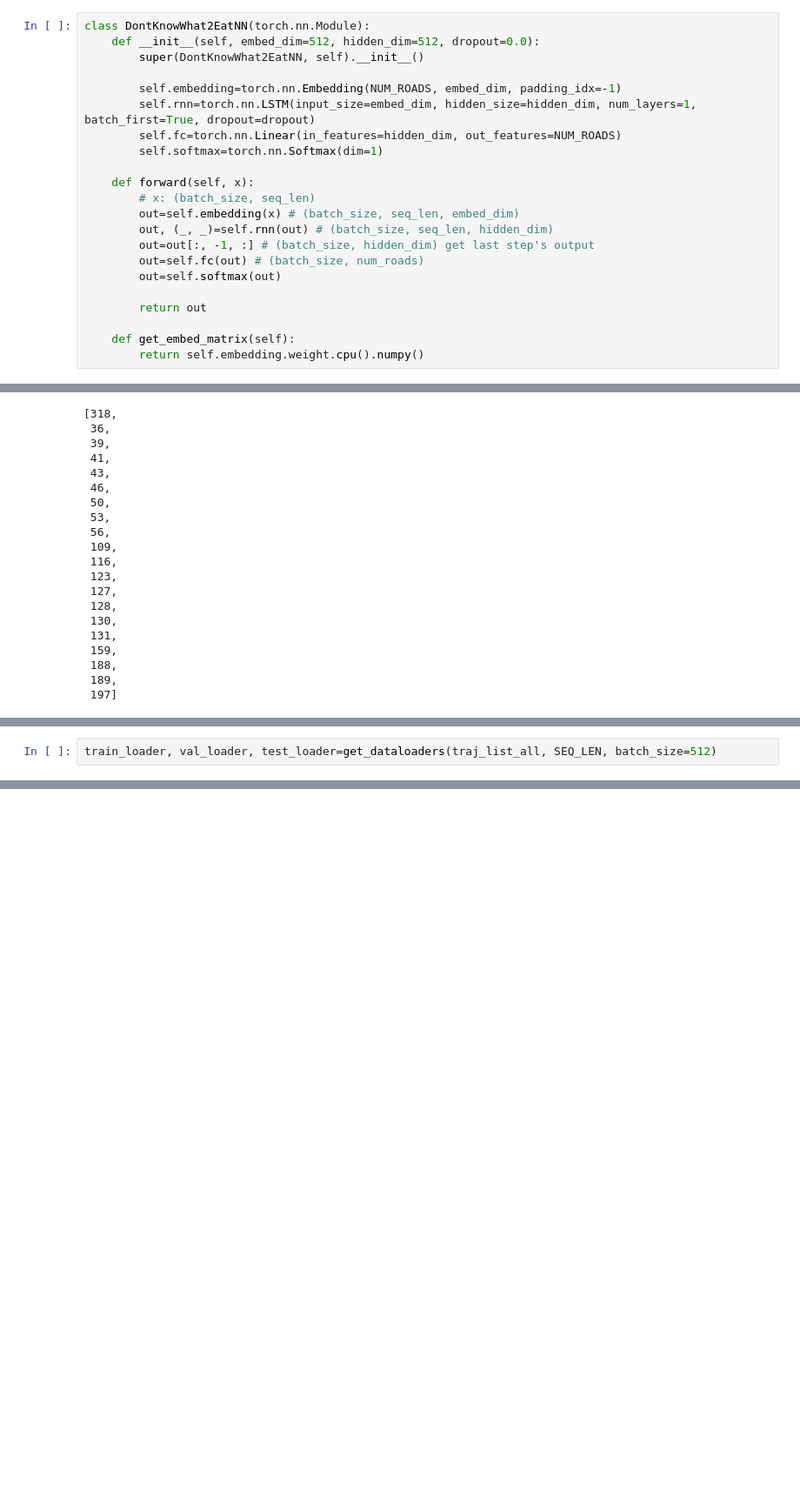
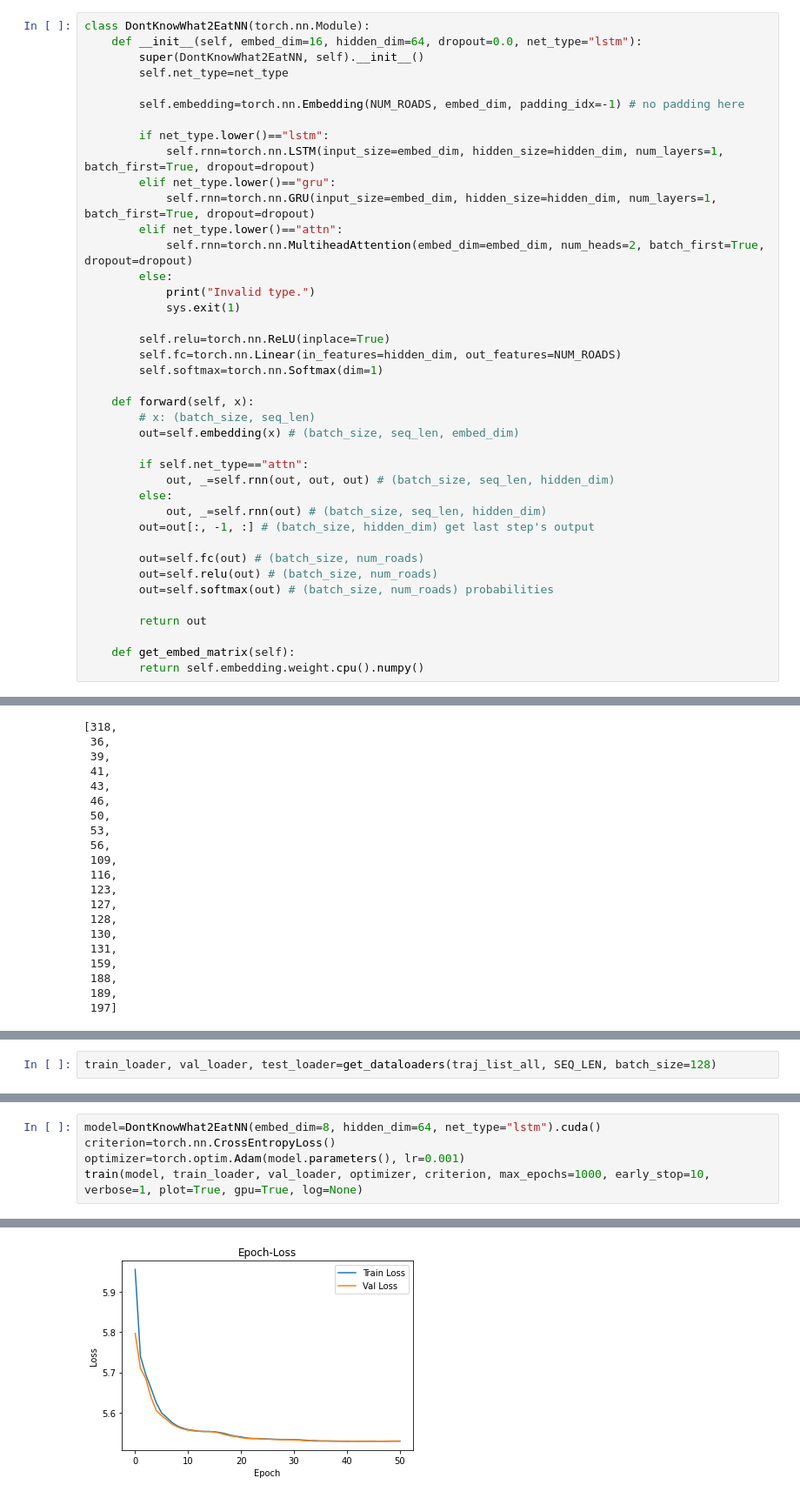
Before and after one commit to XDZhelheim/TrafficFlowModel, a Jupyter notebook: model/road_embed.ipynb, the cells around one changed output, grey strips where cells are left out. Shown at 87% size. Cells and saved outputs as stored; diff of their text form; blank space fills up the shorter version.

```diff
--- a/model/road_embed.ipynb
+++ b/model/road_embed.ipynb
@@ -235,21 +233,39 @@ model
 ---
 # %%
 class DontKnowWhat2EatNN(torch.nn.Module):
-    def __init__(self, embed_dim=512, hidden_dim=512, dropout=0.0):
+    def __init__(self, embed_dim=16, hidden_dim=64, dropout=0.0, net_type="lstm"):
         super(DontKnowWhat2EatNN, self).__init__()
+        self.net_type=net_type
 
-        self.embedding=torch.nn.Embedding(NUM_ROADS, embed_dim, padding_idx=-1)
-        self.rnn=torch.nn.LSTM(input_size=embed_dim, hidden_size=hidden_dim, num_layers=1, batch_first=True, dropout=dropout)
+        self.embedding=torch.nn.Embedding(NUM_ROADS, embed_dim, padding_idx=-1) # no padding here
+
+        if net_type.lower()=="lstm":
+            self.rnn=torch.nn.LSTM(input_size=embed_dim, hidden_size=hidden_dim, num_layers=1, batch_first=True, dropout=dropout)
+        elif net_type.lower()=="gru":
+            self.rnn=torch.nn.GRU(input_size=embed_dim, hidden_size=hidden_dim, num_layers=1, batch_first=True, dropout=dropout)
+        elif net_type.lower()=="attn":
+            self.rnn=torch.nn.MultiheadAttention(embed_dim=embed_dim, num_heads=2, batch_first=True, dropout=dropout)
+        else:
+            print("Invalid type.")
+            sys.exit(1)
+
+        self.relu=torch.nn.ReLU(inplace=True)
         self.fc=torch.nn.Linear(in_features=hidden_dim, out_features=NUM_ROADS)
         self.softmax=torch.nn.Softmax(dim=1)
 
     def forward(self, x):
         # x: (batch_size, seq_len)
         out=self.embedding(x) # (batch_size, seq_len, embed_dim)
-        out, (_, _)=self.rnn(out) # (batch_size, seq_len, hidden_dim)
+
+        if self.net_type=="attn":
+            out, _=self.rnn(out, out, out) # (batch_size, seq_len, hidden_dim)
+        else:
+            out, _=self.rnn(out) # (batch_size, seq_len, hidden_dim)
         out=out[:, -1, :] # (batch_size, hidden_dim) get last step's output
+
         out=self.fc(out) # (batch_size, num_roads)
-        out=self.softmax(out)
+        out=self.relu(out) # (batch_size, num_roads)
+        out=self.softmax(out) # (batch_size, num_roads) probabilities
 
         return out
 
@@ -288,3 +308,3 @@ traj_list_all[6666]
 # %%
-train_loader, val_loader, test_loader=get_dataloaders(traj_list_all, SEQ_LEN, batch_size=512)
+train_loader, val_loader, test_loader=get_dataloaders(traj_list_all, SEQ_LEN, batch_size=128)
 # %% [output]
@@ -293,0 +321,6 @@ Testset:        x-torch.Size([189642, 5])       y-torch.Size([189642])
+# %%
+model=DontKnowWhat2EatNN(embed_dim=8, hidden_dim=64, net_type="lstm").cuda()
+criterion=torch.nn.CrossEntropyLoss()
+optimizer=torch.optim.Adam(model.parameters(), lr=0.001)
+train(model, train_loader, val_loader, optimizer, criterion, max_epochs=1000, early_stop=10, verbose=1, plot=True, gpu=True, log=None)
+# %% [output]
@@ -293,0 +344 @@ Testset:        x-torch.Size([189642, 5])       y-torch.Size([189642])
+[figure, added]
```
Also changed, not shown: parts of 13 cells of this notebook, 1 other file.
